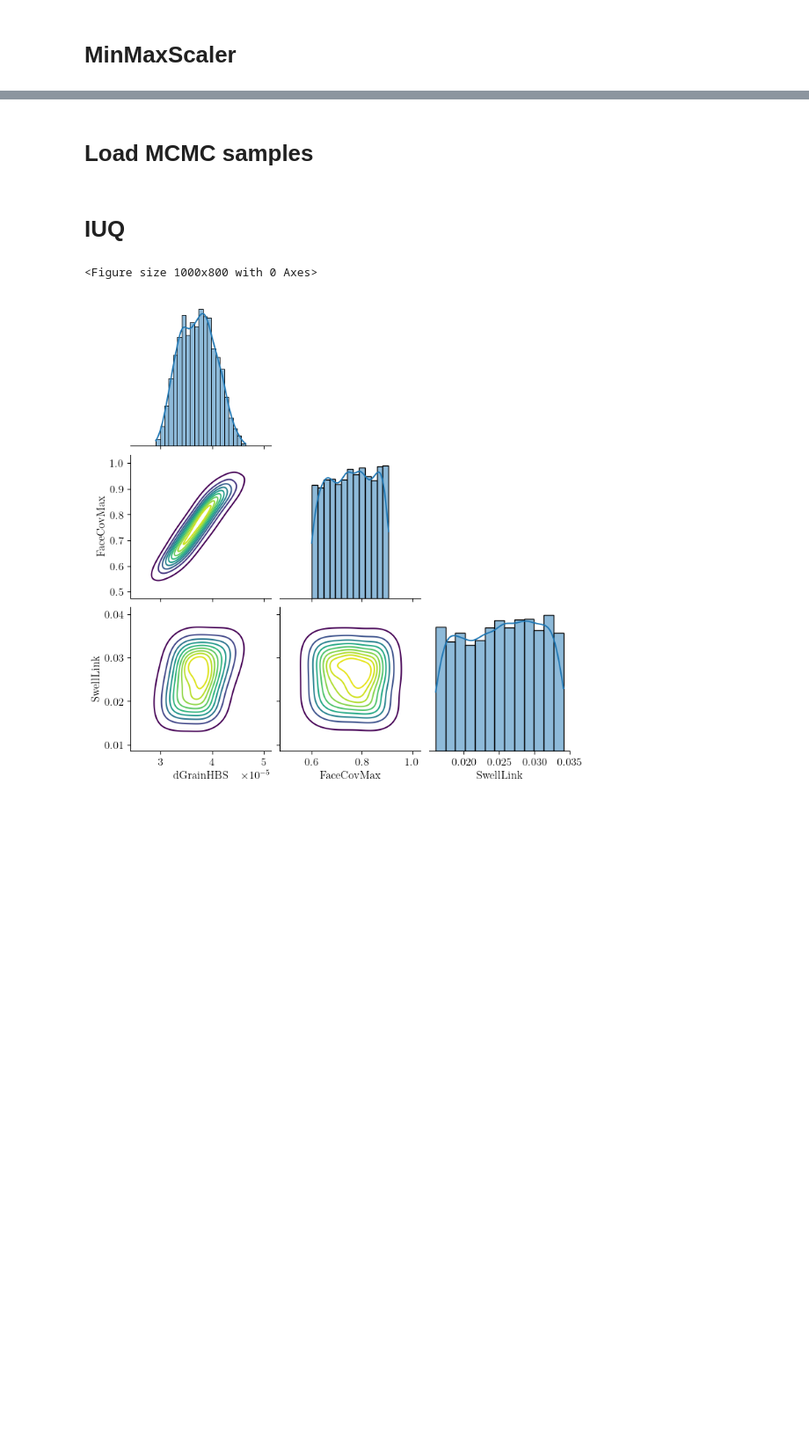
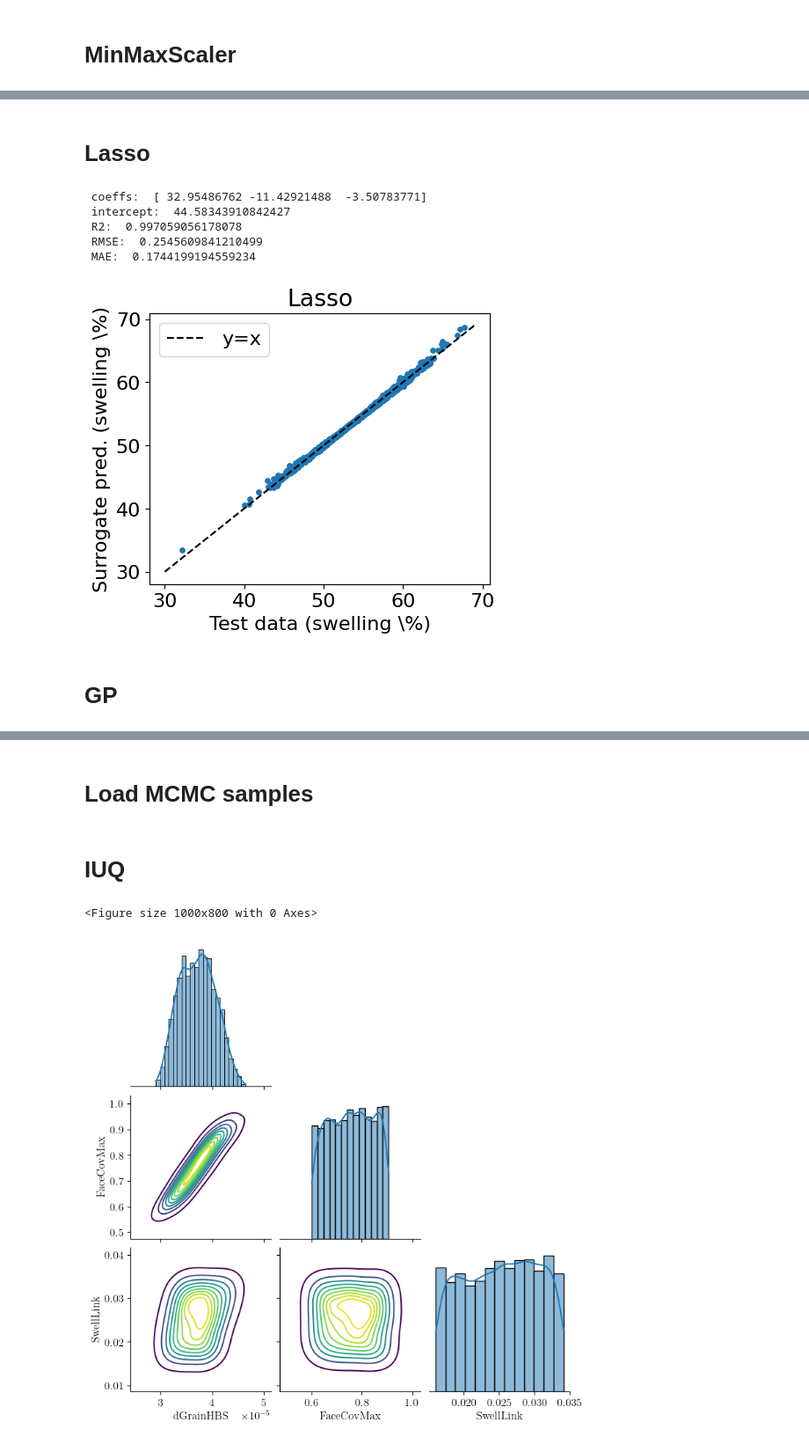
Before and after one commit to ahasan3-ncsu/wd-swelling, a Jupyter notebook: inv_uq/static_samples.ipynb, the cells around one changed output, grey strips where cells are left out. Shown at 88% size. Drawn from its saved outputs; the diff is of its cells as text; code cells hidden in the pictures; blank space fills up the shorter version.

```diff
--- a/inv_uq/static_samples.ipynb
+++ b/inv_uq/static_samples.ipynb
@@ -24,0 +25,4 @@ MinMaxScaler()
+# %%
+X_train, X_test, y_train, y_test = train_test_split(
+    X, y, test_size=0.3, random_state=17
+)
@@ -24,0 +39,31 @@ MinMaxScaler()
+# %%
+from sklearn.metrics import r2_score, root_mean_squared_error, mean_absolute_error
+
+def mod_metrics(mod, X_test, y_test):
+    y_pred = mod.predict(X_test)
+    r2 = r2_score(y_test, y_pred)
+    rmse = root_mean_squared_error(y_test, y_pred)
+    mae = mean_absolute_error(y_test, y_pred)
+    print(
+        ' R2: ', r2, '\n',
+        'RMSE: ', rmse, '\n',
+        'MAE: ', mae
+    )
+# %%
+def pred_vs_actual(mod, X_test, y_test, tt):
+    y_pred = mod.predict(X_test)
+
+    plt.figure(figsize=(5,4))
+    plt.rcParams.update({'font.size': 16})
+
+    plt.scatter(y_test, y_pred, s=15)
+    plt.plot(list(range(30, 70)), list(range(30, 70)),
+            color='k', ls='--', label='y=x')
+
+    plt.title(tt)
+    plt.xlabel(r'Test data (swelling \%)')
+    plt.ylabel(r'Surrogate pred. (swelling \%)')
+    plt.legend()
+    plt.show()
+# %% [markdown]
+# Lasso
@@ -24,0 +72,18 @@ MinMaxScaler()
+# %%
+reg_las3 = linear_model.Lasso(
+        alpha=0.0039, random_state=42
+    ).fit(X_train, y_train)
+
+#print(' alpha: ', reg_las3.alpha_)
+lin_coef_cept(reg_las3)
+mod_metrics(reg_las3, X_test, y_test)
+pred_vs_actual(reg_las3, X_test, y_test, 'Lasso')
+# %% [output]
+ coeffs:  [ 32.95486762 -11.42921488  -3.50783771]
+ intercept:  44.58343910842427
+ R2:  0.997059056178078
+ RMSE:  0.2545609841210499
+ MAE:  0.1744199194559234
+[figure, added]
+# %% [markdown]
+# GP
```
Also changed, not shown: parts of 27 cells of this notebook.
